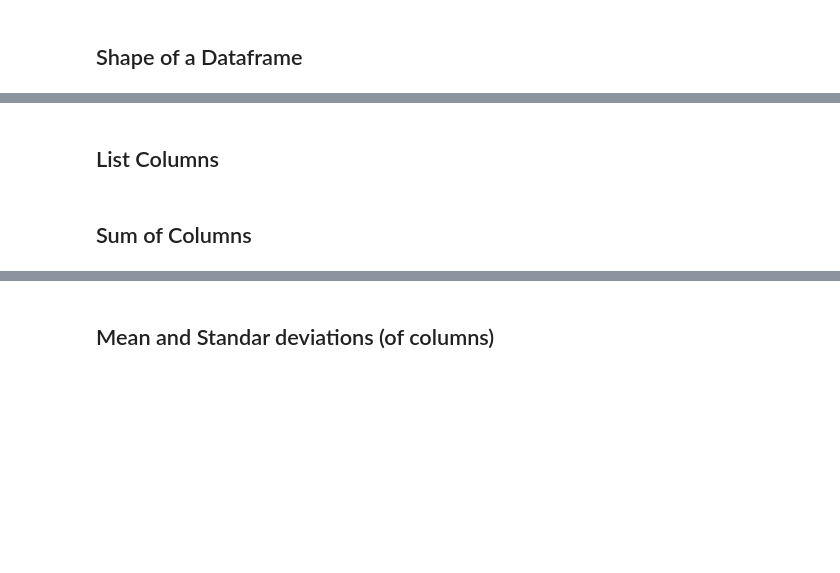
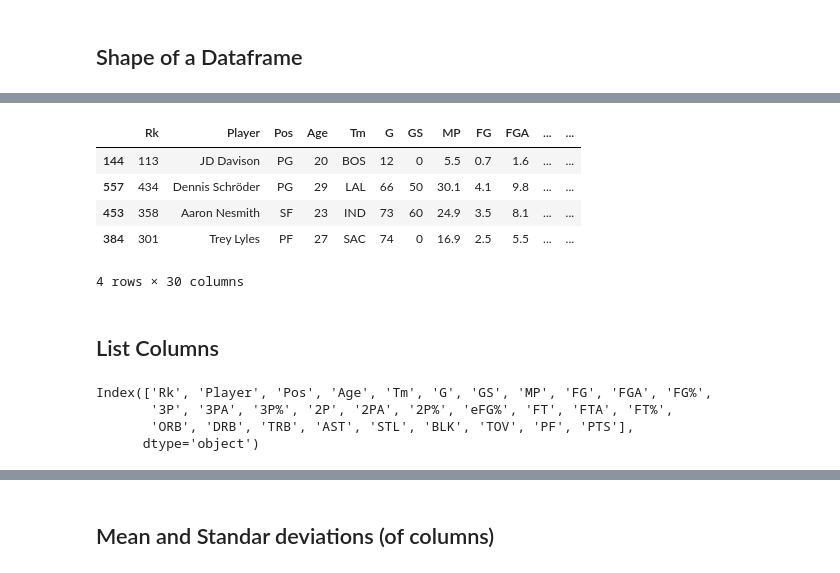
Before and after one commit to OptimalDecisions/sports-analytics-foundations, a Jupyter notebook: pandas-basics/Pandas_Basics_2_3_Exploring_Data.ipynb, the cells around one changed output, grey strips where cells are left out. Saved outputs shown, nothing was run; the diff lists cells and outputs as text; code cells hidden in the pictures; blank space fills up the shorter version.

```diff
--- a/pandas-basics/Pandas_Basics_2_3_Exploring_Data.ipynb
+++ b/pandas-basics/Pandas_Basics_2_3_Exploring_Data.ipynb
@@ -24,4 +112,18 @@
+# %%
+df.sample(4)
+# %% [output]
+|  | Rk | Player | Pos | Age | Tm | G | GS | MP | FG | FGA | ... | ... |
+| 144 | 113 | JD Davison | PG | 20 | BOS | 12 | 0 | 5.5 | 0.7 | 1.6 | ... | ... |
+| 557 | 434 | Dennis Schröder | PG | 29 | LAL | 66 | 50 | 30.1 | 4.1 | 9.8 | ... | ... |
+| 453 | 358 | Aaron Nesmith | SF | 23 | IND | 73 | 60 | 24.9 | 3.5 | 8.1 | ... | ... |
+| 384 | 301 | Trey Lyles | PF | 27 | SAC | 74 | 0 | 16.9 | 2.5 | 5.5 | ... | ... |
+4 rows × 30 columns
 # %% [markdown]
 ## List Columns
-# %% [markdown]
-## Sum of Columns
+# %%
+df.columns
+# %% [output]
+Index(['Rk', 'Player', 'Pos', 'Age', 'Tm', 'G', 'GS', 'MP', 'FG', 'FGA', 'FG%',
+       '3P', '3PA', '3P%', '2P', '2PA', '2P%', 'eFG%', 'FT', 'FTA', 'FT%',
+       'ORB', 'DRB', 'TRB', 'AST', 'STL', 'BLK', 'TOV', 'PF', 'PTS'],
+      dtype='object')
```
Also changed, not shown: parts of 20 cells of this notebook.
